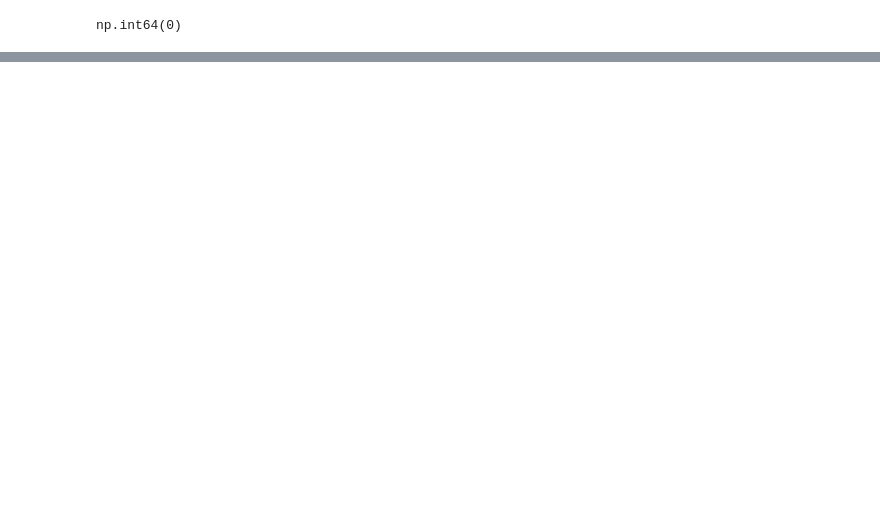
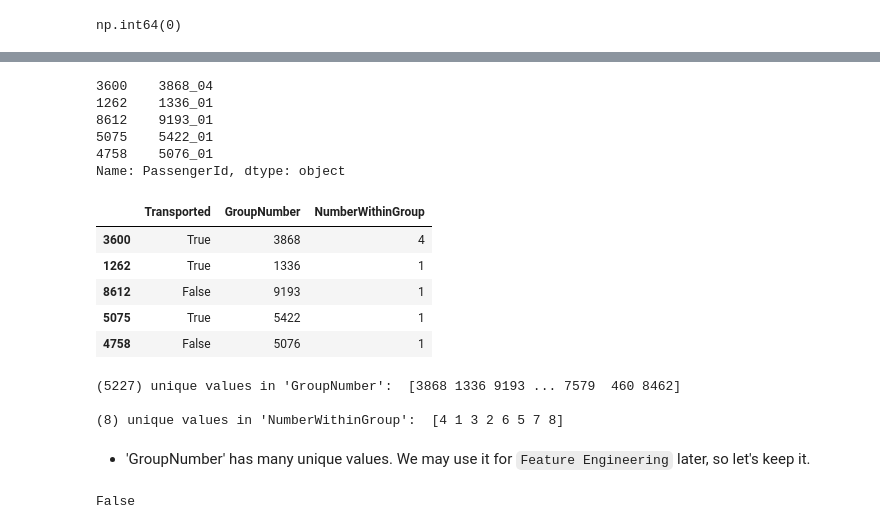
Before and after one commit to mhenriqueof/nn-classification-spaceship-titanic, a Jupyter notebook: notebooks/01_preprocessing.ipynb, the cells around one changed output, grey strips where cells are left out. Saved outputs shown, nothing was run; the diff lists cells and outputs as text; code cells hidden in the pictures; blank space fills up the shorter version.

```diff
--- a/notebooks/01_preprocessing.ipynb
+++ b/notebooks/01_preprocessing.ipynb
@@ -140,0 +169,36 @@ np.int64(0)
+# %%
+df['PassengerId'].head()
+# %% [output]
+3600    3868_04
+1262    1336_01
+8612    9193_01
+5075    5422_01
+4758    5076_01
+Name: PassengerId, dtype: object
+# %%
+# Split 'PassengerId' into 2 columns
+split = df['PassengerId'].str.split('_').str
+df['GroupNumber'] = split[0].astype(int)
+df['NumberWithinGroup'] = split[1].astype(int)
+df.loc[:,'Transported':].head()
+# %% [output]
+|  | Transported | GroupNumber | NumberWithinGroup |
+| 3600 | True | 3868 | 4 |
+| 1262 | True | 1336 | 1 |
+| 8612 | False | 9193 | 1 |
+| 5075 | True | 5422 | 1 |
+| 4758 | False | 5076 | 1 |
+# %%
+show_unique_values_in_columns(df, ['GroupNumber', 'NumberWithinGroup'])
+# %% [output]
+(5227) unique values in 'GroupNumber':  [3868 1336 9193 ... 7579  460 8462]
+
+(8) unique values in 'NumberWithinGroup':  [4 1 3 2 6 5 7 8]
+# %% [markdown]
+- 'GroupNumber' has many unique values. We may use it for `Feature Engineering` later, so let's keep it.
+# %%
+# Drop 'PassengerId' since it's no longer needed
+df = df.drop(columns='PassengerId')
+'PassengerId' in df.columns
+# %% [output]
+False
```
Also changed, not shown: parts of 26 cells of this notebook.
